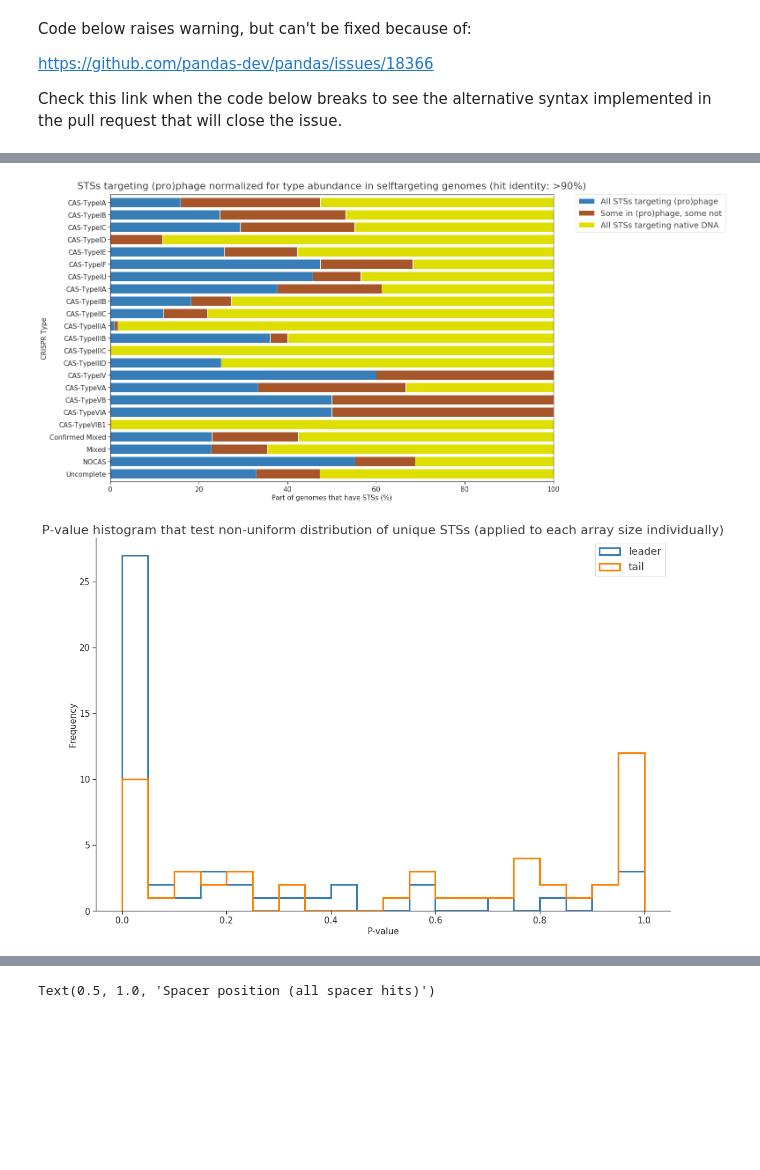
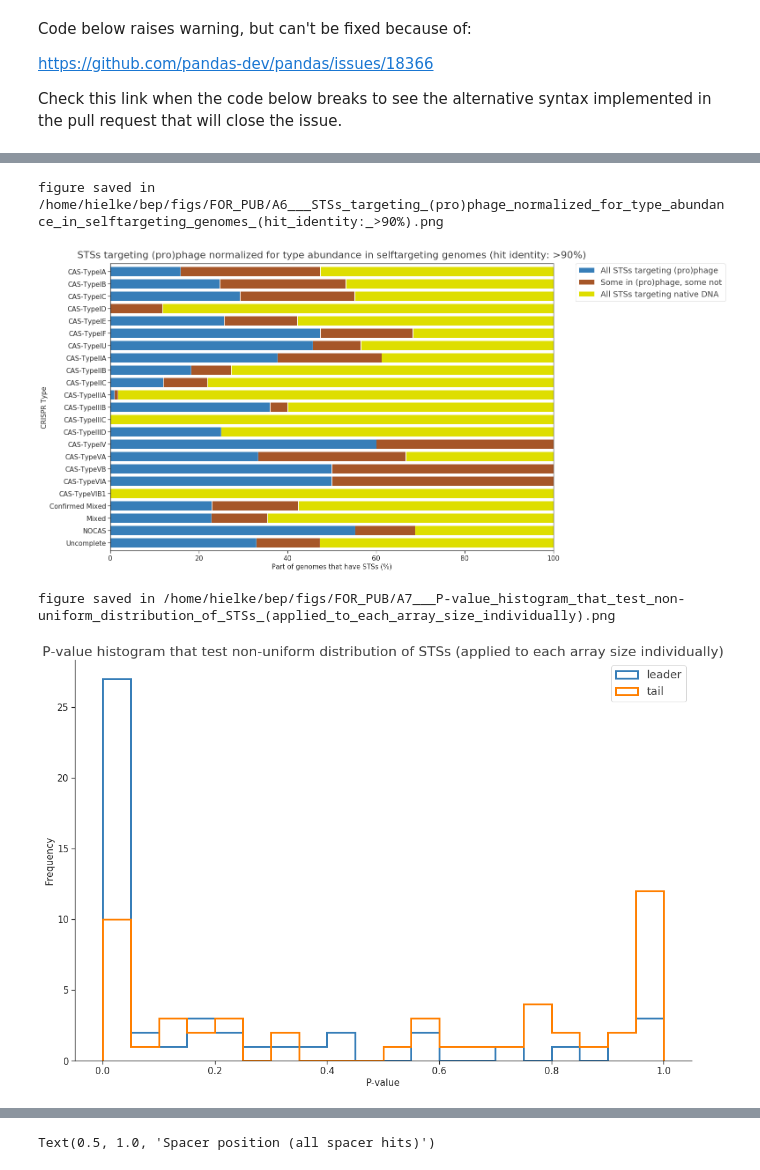
Before and after one commit to hwalinga/self-targeting-spacers-notebooks, a Jupyter notebook: new_res.ipynb, the cells around one changed output, grey strips where cells are left out. Drawn from its saved outputs; the diff is of its cells as text; code cells hidden in the pictures; blank space fills up the shorter version.

```diff
--- a/new_res.ipynb
+++ b/new_res.ipynb
@@ -52,6 +52,13 @@ IPython.OutputArea.prototype._should_scroll = function(lines) {
 }
 # %% [output]
 [interactive output not drawn]
+# %%
+def percentage(x):
+    return x / x.sum()
+
+from pandas.core.base import PandasObject
+
+PandasObject.set_columns = lambda df, values: df.T.set_index(values).T
 # %%
 has_header = True  # this can be made with the preprocessing file 'patches/remove_double_genomes.py' or 'patches/summary'
 data_folder = '/home/hielke/bep/res/'
@@ -591,6 +605,7 @@ plt.xlabel("Part of genomes that have STSs (%)")
 increase_figsize(3)
 save_fig()
 # %% [output]
+figure saved in /home/hielke/bep/figs/FOR_PUB/A6___STSs_targeting_(pro)phage_normalized_for_type_abundance_in_selftargeting_genomes_(hit_identity:_>90%).png
 [figure]
 # %%
 def test_chisquare(tester):
@@ -620,11 +635,11 @@ def test_binom_test(tester):
     p_vals = [0] * 3
     for i in [0, 2]:  # Only relevant for leader and tail
         t = observed[i]
-        p = stats.binom_test(t, n, chance, alternative='greater')
+        p = stats.binom_test(t, n, chance,
+                             alternative='greater'
+                            )
         p_vals[i] = p
     return p_vals
-
-pd.core.base.PandasObject.set_columns = lambda df, values: df.T.set_index(values).T
 
 x = 'name_spacer_pos'
 hue = 'array_size'
@@ -632,35 +647,37 @@ y = 'count'
 
 p_vals = df.pipe(
     lambda d:
     d[x]
     .groupby(d[hue])
     .value_counts(normalize=False)
     .rename(y)
     .reset_index()
     .pivot(index=hue, columns=x, values=y)
 
     .fillna(0)
     .apply(test_binom_test, axis=1, result_type='expand')
     .fillna(0.9)
     .pipe(lambda x: x.set_columns(x.columns.astype(str)))
     .rename({'0':'leader', '1':'middle', '2':'tail'}, axis='columns')
     .loc[2:50, :]  # Too small values afterwards
 )
 ax = p_vals.drop('middle', axis=1).plot.hist(bins=20,
                                              histtype="step",
                                              linewidth=3,
                                              alpha=1)
 
 # Observation:
 # Unique values hit identity >75% gives a strong tail preference
 # High identity hits (not excluding unique) give a strong leader preference
 
 sns.despine()
-plt.title("P-value histogram that test non-uniform distribution of unique STSs (applied to each array size individually)")
+plt.title("P-value histogram that test non-uniform distribution of STSs (applied to each array size individually)")
 plt.xlabel("P-value")
 increase_figsize(3)
+save_fig()
 # %% [output]
+figure saved in /home/hielke/bep/figs/FOR_PUB/A7___P-value_histogram_that_test_non-uniform_distribution_of_STSs_(applied_to_each_array_size_individually).png
-[figure, old version]
+[figure, new version]
 # %%
 # Cumulative sum to have each range till 100 %
 # For each group the percentage of that group is displayed.
```
Also changed, not shown: parts of 20 cells of this notebook.
